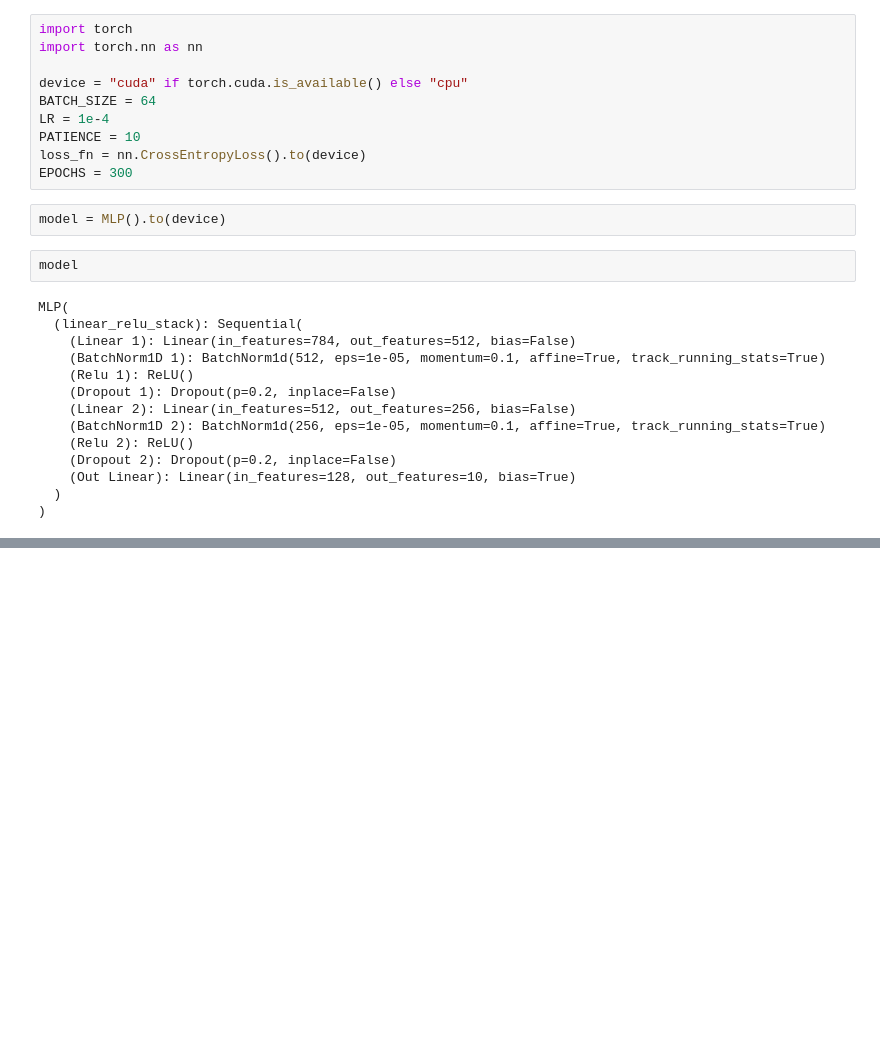
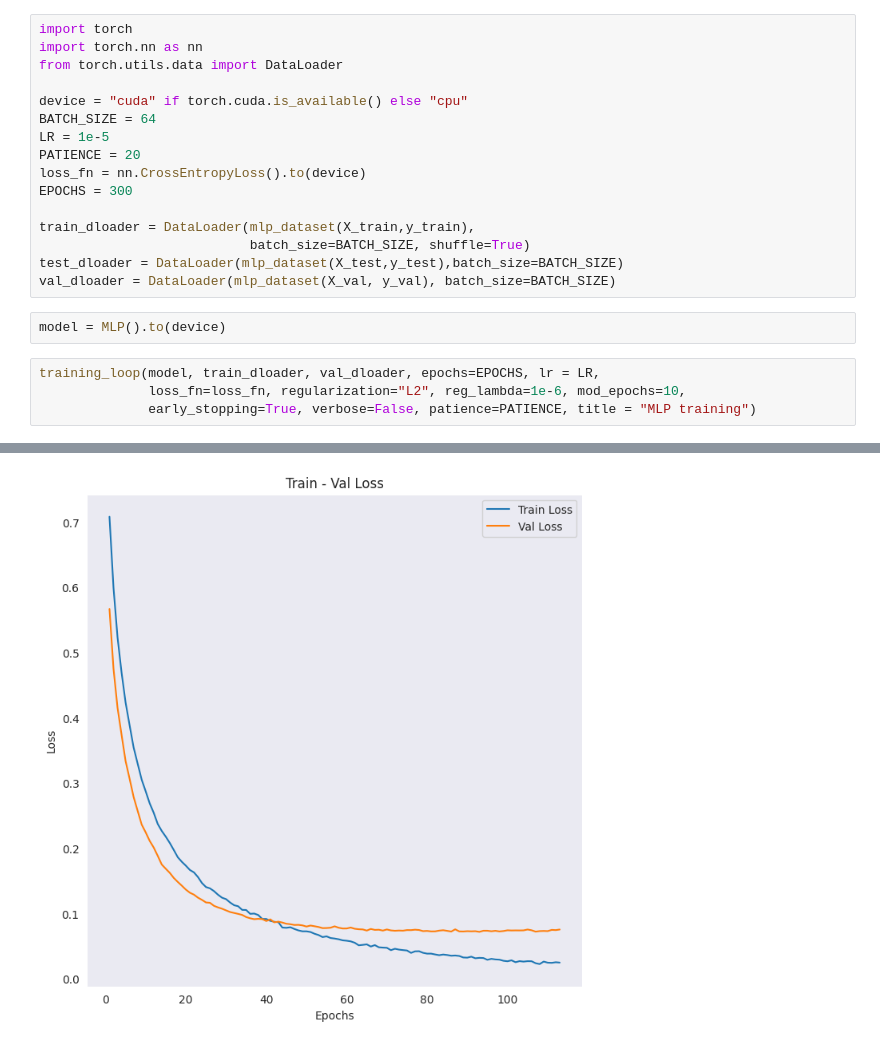
Before and after one commit to ChrisNick92/MnistDigitRecognizer, a Jupyter notebook: mainnotebook.ipynb, the cells around one changed output, grey strips where cells are left out. Saved outputs shown, nothing was run; the diff lists cells and outputs as text; blank space fills up the shorter version.

```diff
--- a/mainnotebook.ipynb
+++ b/mainnotebook.ipynb
@@ -60,28 +60,23 @@ from training import training_loop, test_loop
 # %%
 import torch
 import torch.nn as nn
+from torch.utils.data import DataLoader
 
 device = "cuda" if torch.cuda.is_available() else "cpu"
 BATCH_SIZE = 64
-LR = 1e-4
-PATIENCE = 10
+LR = 1e-5
+PATIENCE = 20
 loss_fn = nn.CrossEntropyLoss().to(device)
 EPOCHS = 300
+
+train_dloader = DataLoader(mlp_dataset(X_train,y_train),
+                           batch_size=BATCH_SIZE, shuffle=True)
+test_dloader = DataLoader(mlp_dataset(X_test,y_test),batch_size=BATCH_SIZE)
+val_dloader = DataLoader(mlp_dataset(X_val, y_val), batch_size=BATCH_SIZE)
 # %%
 model = MLP().to(device)
-# %%
-model
-# %% [output]
-MLP(
-  (linear_relu_stack): Sequential(
-    (Linear 1): Linear(in_features=784, out_features=512, bias=False)
-    (BatchNorm1D 1): BatchNorm1d(512, eps=1e-05, momentum=0.1, affine=True, track_running_stats=True)
-    (Relu 1): ReLU()
-    (Dropout 1): Dropout(p=0.2, inplace=False)
-    (Linear 2): Linear(in_features=512, out_features=256, bias=False)
-    (BatchNorm1D 2): BatchNorm1d(256, eps=1e-05, momentum=0.1, affine=True, track_running_stats=True)
-    (Relu 2): ReLU()
-    (Dropout 2): Dropout(p=0.2, inplace=False)
-    (Out Linear): Linear(in_features=128, out_features=10, bias=True)
-  )
-)
+# %%
+training_loop(model, train_dloader, val_dloader, epochs=EPOCHS, lr = LR,
+              loss_fn=loss_fn, regularization="L2", reg_lambda=1e-6, mod_epochs=10,
+              early_stopping=True, verbose=False, patience=PATIENCE, title = "MLP training")
+# %% [output]
@@ -87,0 +100 @@ MLP(
+[figure, added]
```
Also changed, not shown: parts of 2 cells of this notebook.
